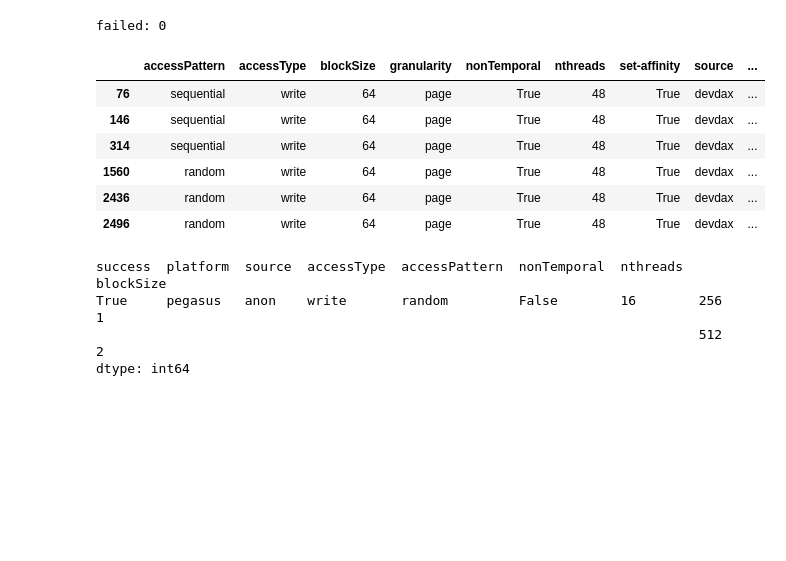
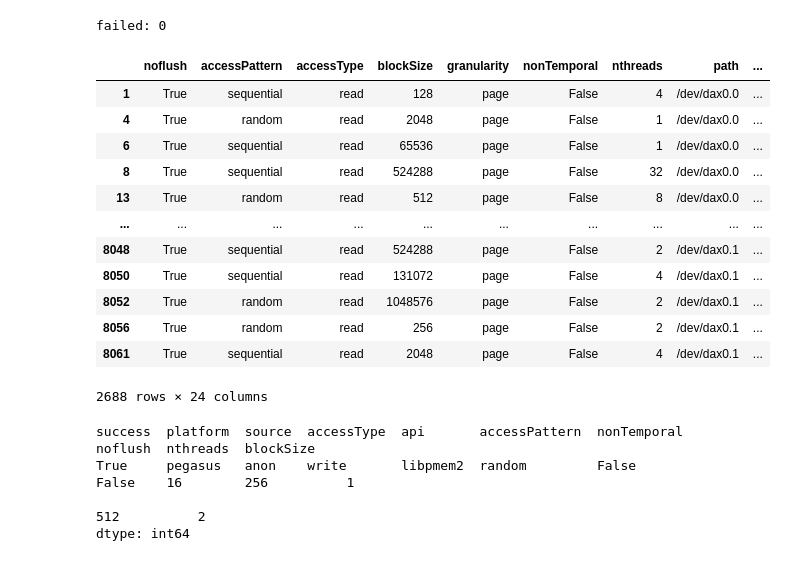
Before and after one commit to range3/pmembench, a Jupyter notebook: eval/plot/pmem2bench.ipynb, the cells around one changed output. Drawn from its saved outputs; the diff is of its cells as text; code cells hidden in the pictures; blank space fills up the shorter version.

```diff
--- a/eval/plot/pmem2bench.ipynb
+++ b/eval/plot/pmem2bench.ipynb
@@ -34,12 +30,23 @@ def save(fig, name):
 # %%
 RAW_BASEDIR=Path("../raw/")
 
+default_params = {
+    "noflush": False,
+}
+
 job_group = (
-    ("pegasus/pmem2bench/2023.06.22-18.16.11", {"platform": "pegasus"}),
-    ("pegasus/pmem2bench/2023.06.22-19.16.25", {"platform": "pegasus"}),
-    ("pegasus/pmem2bench/2023.06.23-12.22.20", {"platform": "pegasus"}),
-    ("cygnus/pmem2bench/2023.06.23-14.34.22", {"platform": "cygnus"}),
-    ("chris90/pmem2bench/2023.06.23-18.02.15", {"platform": "chris90"}),
+    ("pegasus/pmem2bench/2023.06.22-18.16.11", {"platform": "pegasus", "loadApi": "libc"}),
+    ("pegasus/pmem2bench/2023.06.22-19.16.25", {"platform": "pegasus", "loadApi": "libc"}),
+    ("pegasus/pmem2bench/2023.06.23-12.22.20", {"platform": "pegasus", "loadApi": "libc"}),
+    # ("cygnus/pmem2bench/2023.06.23-14.34.22", {"platform": "cygnus", "loadApi": "libc"}),
+    ("chris90/pmem2bench/2023.06.23-18.02.15", {"platform": "chris90", "loadApi": "libc"}),
+    ("chris80/pmem2bench/2023.06.30-15.23.45", {"platform": "chris80", "loadApi": "libc"}),
+    ("chris90/pmem2bench/2023.07.02-13.56.01", {"platform": "chris90", "loadApi": "libpmem2"}),
+    ("chris80/pmem2bench/2023.07.02-13.55.20", {"platform": "chris80", "loadApi": "libpmem2"}),
+    ("pegasus/pmem2bench/2023.07.02-18.03.12", {"platform": "pegasus", "loadApi": "libpmem2"}),
+    ("pegasus/pmem2bench/2023.07.03-10.40.39", {"platform": "pegasus", "loadApi": "libpmem2"}),
+    ('chris80/pmem2bench/2023.07.03-11.08.54', {"platform": "chris80", "loadApi": "libpmem2"}),
+    ('chris90/pmem2bench/2023.07.03-11.07.22', {"platform": "chris90", "loadApi": "libpmem2"}),
 )
 
 def parse_result(json_file: Path):
@@ -64,6 +71,7 @@ for job_dir, meta_overwrite in job_group:
         try:
             parsed = parse_result(job_file)
             job_params.append({
+                **default_params,
                 **parsed["params"],
                 "iter": parse_iter_from_filename(job_file),
                 **meta_overwrite,
@@ -79,41 +87,63 @@ df_params = pd.DataFrame(job_params)
 df_params["device"] = np.select([
     (df_params.platform == "pegasus"),
     (df_params.platform == "chris90"),
-    (df_params.platform == "cygnus"),
+    (df_params.platform.isin(["cygnus", "chris80"])),
 ], [
     "Optane 300",
     "Optane 200",
     "Optane 100",
 ])
 
+df_params["api"] = np.select([
+    (df_params.accessType == "write"),
+    (df_params.accessType == "read") & (df_params.loadApi == "libc"),
+    (df_params.accessType == "read") & (df_params.loadApi == "libpmem2"),
+], [
+    "libpmem2",
+    "libc",
+    "libpmem2",
+])
+
+# If loadApi is libc, it is not actually using a non-temporal store
+df_params.loc[(df_params.api == "libc"), "nonTemporal"] = False
+df_params.loc[(df_params.api == "libc"), "noflush"] = True
+
 df_results = pd.DataFrame(job_results)
 df_src = df_params.join(df_results)
 # %% [output]
 failed: 0
 # %%
-df_src.drop(["path"],axis=1).query("success == True and platform=='pegasus' and nthreads==48 and accessType=='write' and source=='devdax' and nonTemporal==True and blockSize==64")
+# df_src.drop(["path"],axis=1).query("success == True and platform=='chris80'")
+
+df_src.query("api == 'libc' and noflush == True")
 # %% [output]
-|  | accessPattern | accessType | blockSize | granularity | nonTemporal | nthreads | set-affinity | source | ... |
-| 76 | sequential | write | 64 | page | True | 48 | True | devdax | ... |
-| 146 | sequential | write | 64 | page | True | 48 | True | devdax | ... |
-| 314 | sequential | write | 64 | page | True | 48 | True | devdax | ... |
-| 1560 | random | write | 64 | page | True | 48 | True | devdax | ... |
-| 2436 | random | write | 64 | page | True | 48 | True | devdax | ... |
-| 2496 | random | write | 64 | page | True | 48 | True | devdax | ... |
+|  | noflush | accessPattern | accessType | blockSize | granularity | nonTemporal | nthreads | path | ... |
+| 1 | True | sequential | read | 128 | page | False | 4 | /dev/dax0.0 | ... |
+| 4 | True | random | read | 2048 | page | False | 1 | /dev/dax0.0 | ... |
+| 6 | True | sequential | read | 65536 | page | False | 1 | /dev/dax0.0 | ... |
+| 8 | True | sequential | read | 524288 | page | False | 32 | /dev/dax0.0 | ... |
+| 13 | True | random | read | 512 | page | False | 8 | /dev/dax0.0 | ... |
+| ... | ... | ... | ... | ... | ... | ... | ... | ... | ... |
+| 8048 | True | sequential | read | 524288 | page | False | 2 | /dev/dax0.1 | ... |
+| 8050 | True | sequential | read | 131072 | page | False | 4 | /dev/dax0.1 | ... |
+| 8052 | True | random | read | 1048576 | page | False | 2 | /dev/dax0.1 | ... |
+| 8056 | True | random | read | 256 | page | False | 2 | /dev/dax0.1 | ... |
+| 8061 | True | sequential | read | 2048 | page | False | 4 | /dev/dax0.1 | ... |
+2688 rows × 24 columns
 # %%
 df = df_src
 
 # remove fsdax && iter=1 && write
 # df = df.drop(df[(df.source == "fsdax") & (df.accessType == "write") & (df.iter == 1)].index)
 
-default_groupby = ["success", "platform", "source", "accessType", "accessPattern", "nonTemporal", "nthreads", "blockSize"]
+default_groupby = ["success", "platform", "source", "accessType", "api", "accessPattern", "nonTemporal", "noflush", "nthreads", "blockSize"]
 grouper = df.drop(["path", "granularity", "set-affinity"], axis=1).groupby(default_groupby)
 
 pd.set_option('display.max_rows', 50)
 iters = grouper.size()
 iters[iters < 3]
 # %% [output]
-success  platform  source  accessType  accessPattern  nonTemporal  nthreads  blockSize
-True     pegasus   anon    write       random         False        16        256          1
-                                                                             512          2
+success  platform  source  accessType  api       accessPattern  nonTemporal  noflush  nthreads  blockSize
+True     pegasus   anon    write       libpmem2  random         False        False    16        256          1
+                                                                                                512          2
 dtype: int64
```
Also changed, not shown: parts of 10 cells of this notebook, 31 other files.
